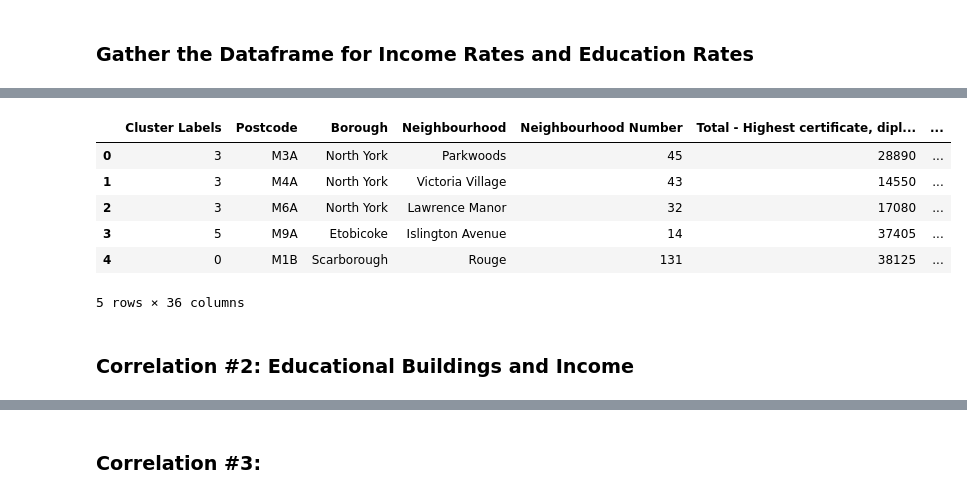
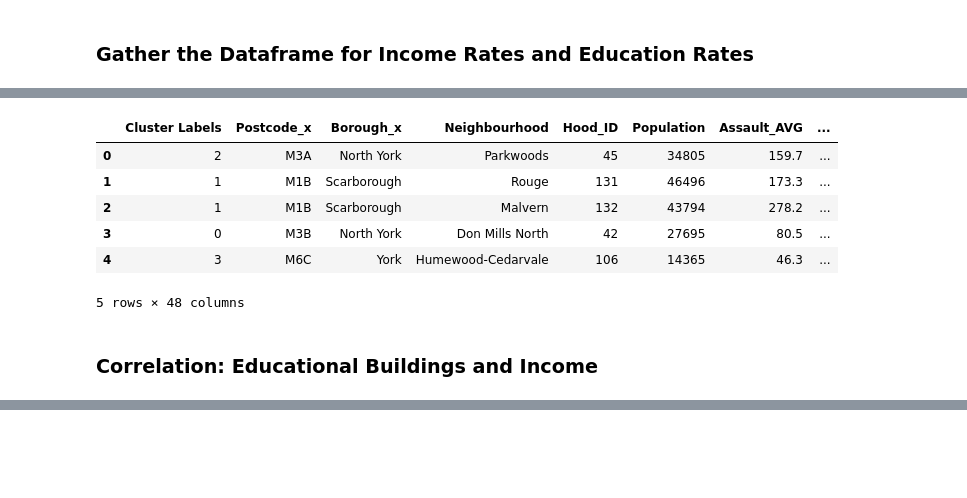
Before and after one commit to Sujeev-Uthayakumar/clustering-navigation, a Jupyter notebook: src/index.ipynb, the cells around one changed output, grey strips where cells are left out. Saved outputs shown, nothing was run; the diff lists cells and outputs as text; code cells hidden in the pictures; blank space fills up the shorter version.

Commit message:
change correlation

```diff
--- a/src/index.ipynb
+++ b/src/index.ipynb
@@ -168,9 +168,9 @@ combined_data.head()
 # %% [markdown]
 <h3><b></b></h3>
 # %%
-k = 6
-toronto_clustering = combined_data.drop(columns=["Postcode", "Population","Borough", "Neighbourhood", "Assault_AVG", "Assault_Rate_2019", "AutoTheft_Rate_2019", "Homicide_AVG" , "Homicide_Rate_2019", "Latitude", "Longitude"])
-kmeans = KMeans(n_clusters = k,random_state=0).fit(toronto_clustering)
-kmeans.labels_
-combined_data.insert(0, "Cluster Labels", kmeans.labels_)
-combined_data
+# k = 6
+# toronto_clustering = combined_data.drop(columns=["Postcode", "Population","Borough", "Neighbourhood", "Assault_AVG", "Assault_Rate_2019", "AutoTheft_Rate_2019", "Homicide_AVG" , "Homicide_Rate_2019", "Latitude", "Longitude"])
+# kmeans = KMeans(n_clusters = k,random_state=0).fit(toronto_clustering)
+# kmeans.labels_
+# # combined_data.insert(0, "Cluster Labels", kmeans.labels_)
+# combined_data
@@ -245,22 +231,21 @@ population_data.head()
 5 rows × 35 columns
 # %%
 k = 6
-toronto_clustering = population_data[["Neighbourhood Number", "$5,000 to $9,999"]]
+combined_dataframe = pd.merge(combined_data, population_data, on="Neighbourhood")
+combined_dataframe
+toronto_clustering = combined_dataframe[["Homicide_AVG", "No certificate, diploma or degree", "Hood_ID", "Neighbourhood Number"]]
+kmeans = KMeans(n_clusters = k,random_state=0).fit(toronto_clustering)
 toronto_clustering
-# toronto_clustering = population_data.drop(columns = ["Postcode"])
-# toronto_clustering = toronto_clustering.drop(toronto_clustering.columns[[2,3]])
-kmeans = KMeans(n_clusters = k,random_state=0).fit(toronto_clustering)
-# kmeans.labels_
-population_data.insert(0, "Cluster Labels", kmeans.labels_)
-population_data.head()
+combined_dataframe.insert(0, "Cluster Labels", kmeans.labels_)
+combined_dataframe.head()
 # %% [output]
-|  | Cluster Labels | Postcode | Borough | Neighbourhood | Neighbourhood Number | Total - Highest certificate, dipl... | ... |
-| 0 | 3 | M3A | North York | Parkwoods | 45 | 28890 | ... |
-| 1 | 3 | M4A | North York | Victoria Village | 43 | 14550 | ... |
-| 2 | 3 | M6A | North York | Lawrence Manor | 32 | 17080 | ... |
-| 3 | 5 | M9A | Etobicoke | Islington Avenue | 14 | 37405 | ... |
-| 4 | 0 | M1B | Scarborough | Rouge | 131 | 38125 | ... |
+|  | Cluster Labels | Postcode_x | Borough_x | Neighbourhood | Hood_ID | Population | Assault_AVG | ... |
+| 0 | 2 | M3A | North York | Parkwoods | 45 | 34805 | 159.7 | ... |
+| 1 | 1 | M1B | Scarborough | Rouge | 131 | 46496 | 173.3 | ... |
+| 2 | 1 | M1B | Scarborough | Malvern | 132 | 43794 | 278.2 | ... |
+| 3 | 0 | M3B | North York | Don Mills North | 42 | 27695 | 80.5 | ... |
+| 4 | 3 | M6C | York | Humewood-Cedarvale | 106 | 14365 | 46.3 | ... |
-5 rows × 36 columns
+5 rows × 48 columns
 # %% [markdown]
-<h3><b>Correlation #2: Educational Buildings and Income </b></h3>
+<h3><b>Correlation: Educational Buildings and Income </b></h3>
 # %%
@@ -300,4 +273,2 @@ map_clusters
 # %% [output]
 [interactive output not drawn]
-# %% [markdown]
-<h3><b>Correlation #3: </b></h3>
```
Also changed, not shown: parts of 5 cells of this notebook, 2 other files.
